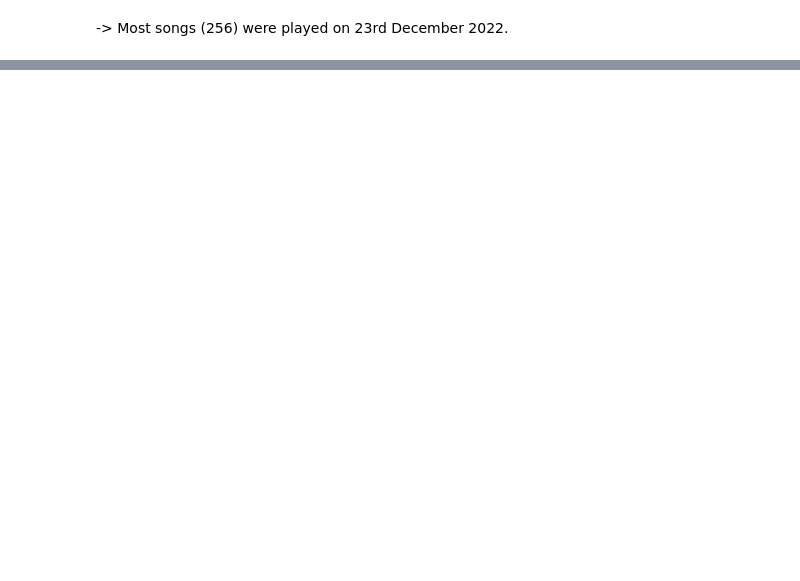
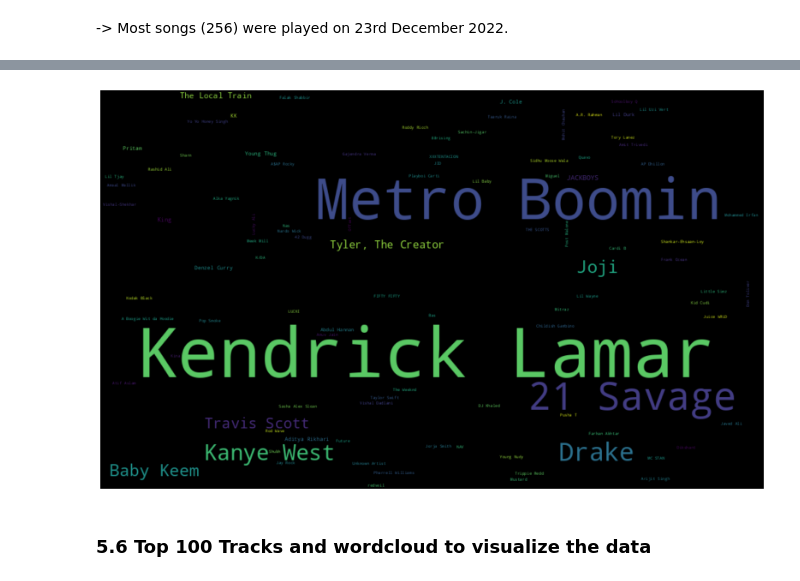
Before and after one commit to piyush-mk/SpotiStats, a Jupyter notebook: Notebook.ipynb, the cells around one changed output, grey strips where cells are left out. Cells and saved outputs as stored; diff of their text form; code cells hidden in the pictures; blank space fills up the shorter version.

```diff
--- a/Notebook.ipynb
+++ b/Notebook.ipynb
@@ -439,0 +444,3 @@ ax.axhline(most_songs["Count"].mean(), linestyle="-", color="r");
+# %%
+fav_artist = spotify_stream_df.groupby(["artistName"])["Count"].count()
+fav_artist.sort_values(ascending=False).head(100)
@@ -439,0 +461,9 @@ ax.axhline(most_songs["Count"].mean(), linestyle="-", color="r");
+# %%
+fig, ax = plt.subplots(figsize=(20,15))
+wordcloud = WordCloud(width=1000,height=600, max_words=100,relative_scaling=1,normalize_plurals=False).generate_from_frequencies(fav_artist)
+ax.imshow(wordcloud, interpolation='bilinear')
+plt.axis(False);
+# %% [output]
+[figure, added]
+# %% [markdown]
+### 5.6 Top 100 Tracks and wordcloud to visualize the data
```
Also changed, not shown: parts of 26 cells of this notebook.
